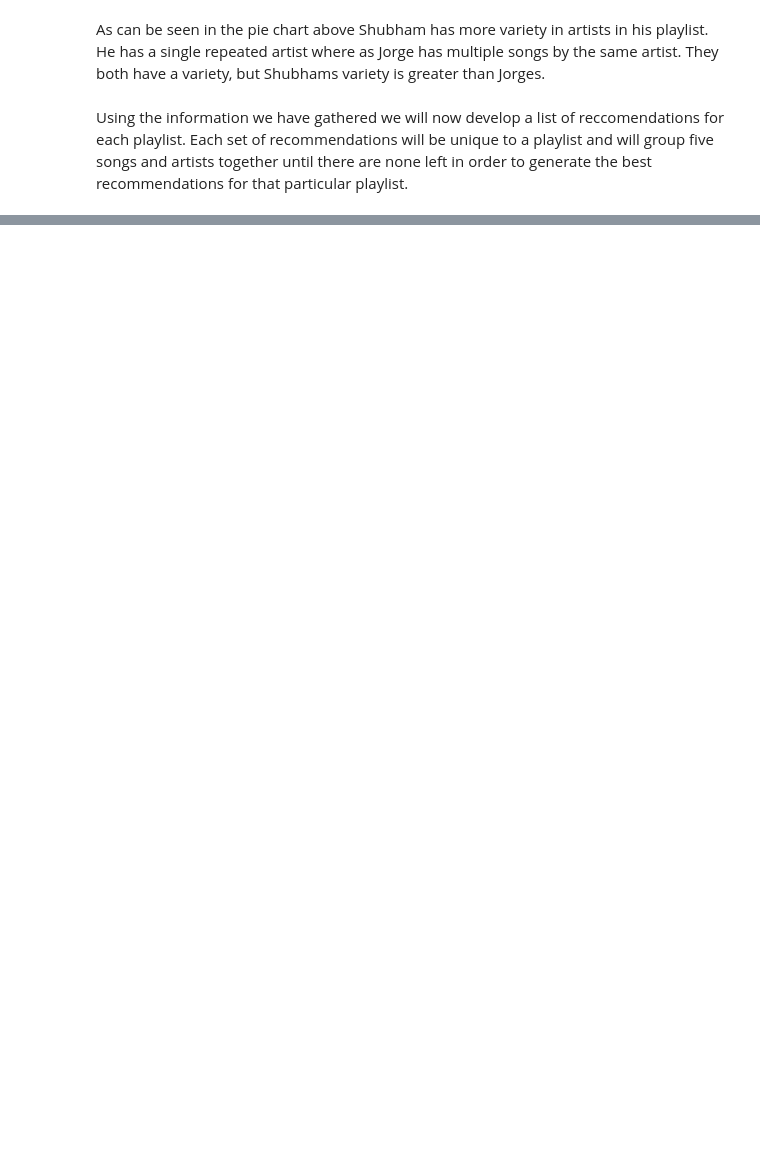
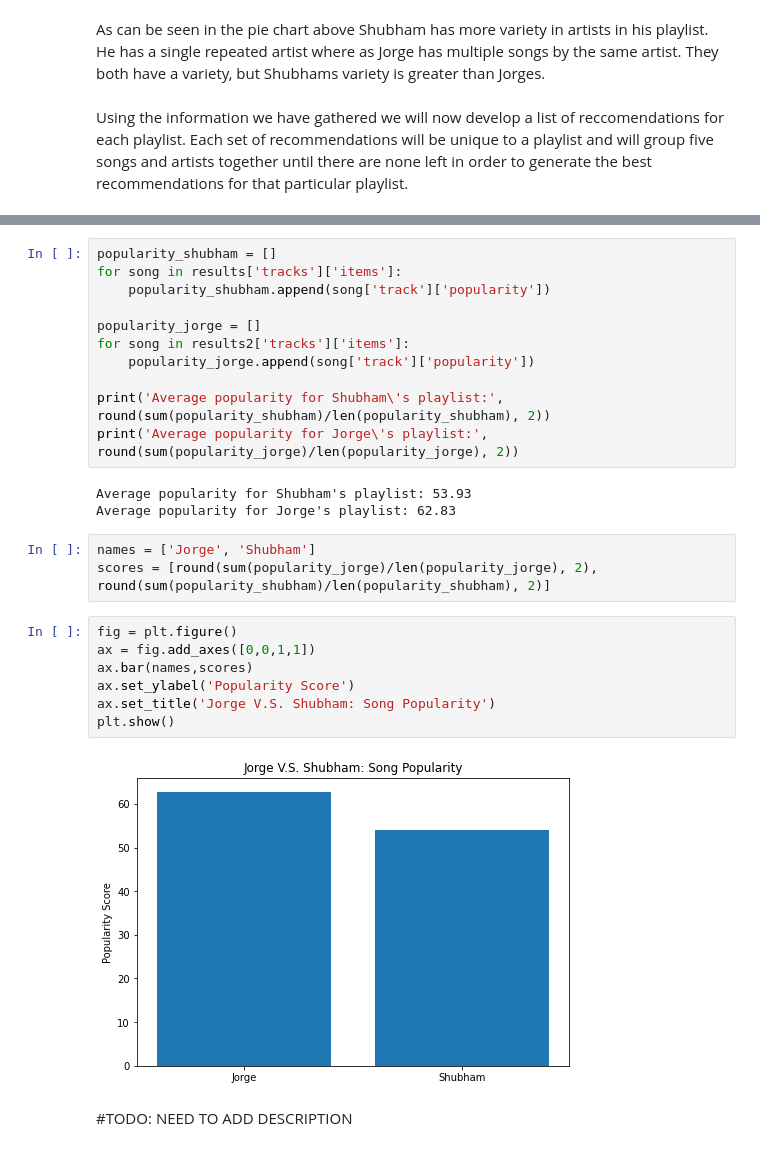
Before and after one commit to shubham-batra/Spotify-Project, a Jupyter notebook: Spotify Project/Spotify Project.ipynb, the cells around one changed output, grey strips where cells are left out. Cells and saved outputs as stored; diff of their text form; blank space fills up the shorter version.

Commit message:
added song popularity charts

```diff
--- a/Spotify Project/Spotify Project.ipynb
+++ b/Spotify Project/Spotify Project.ipynb
@@ -251,0 +252,28 @@ Propagation - Com Truise
+# %%
+popularity_shubham = []
+for song in results['tracks']['items']:
+    popularity_shubham.append(song['track']['popularity'])
+
+popularity_jorge = []
+for song in results2['tracks']['items']:
+    popularity_jorge.append(song['track']['popularity'])
+
+print('Average popularity for Shubham\'s playlist:', round(sum(popularity_shubham)/len(popularity_shubham), 2))
+print('Average popularity for Jorge\'s playlist:', round(sum(popularity_jorge)/len(popularity_jorge), 2))
+# %% [output]
+Average popularity for Shubham's playlist: 53.93
+Average popularity for Jorge's playlist: 62.83
+# %%
+names = ['Jorge', 'Shubham']
+scores = [round(sum(popularity_jorge)/len(popularity_jorge), 2), round(sum(popularity_shubham)/len(popularity_shubham), 2)]
+# %%
+fig = plt.figure()
+ax = fig.add_axes([0,0,1,1])
+ax.bar(names,scores)
+ax.set_ylabel('Popularity Score')
+ax.set_title('Jorge V.S. Shubham: Song Popularity')
+plt.show()
+# %% [output]
+[figure, added]
+# %% [markdown]
+#TODO: NEED TO ADD DESCRIPTION
```
Also changed, not shown: parts of 2 cells of this notebook.
